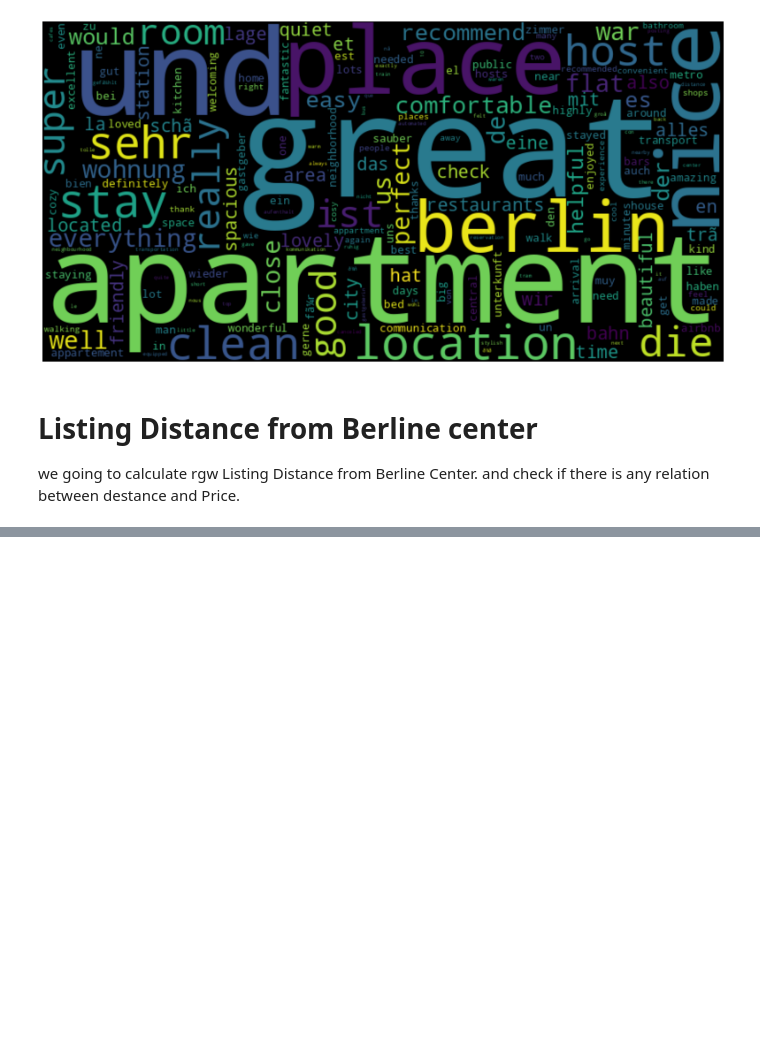
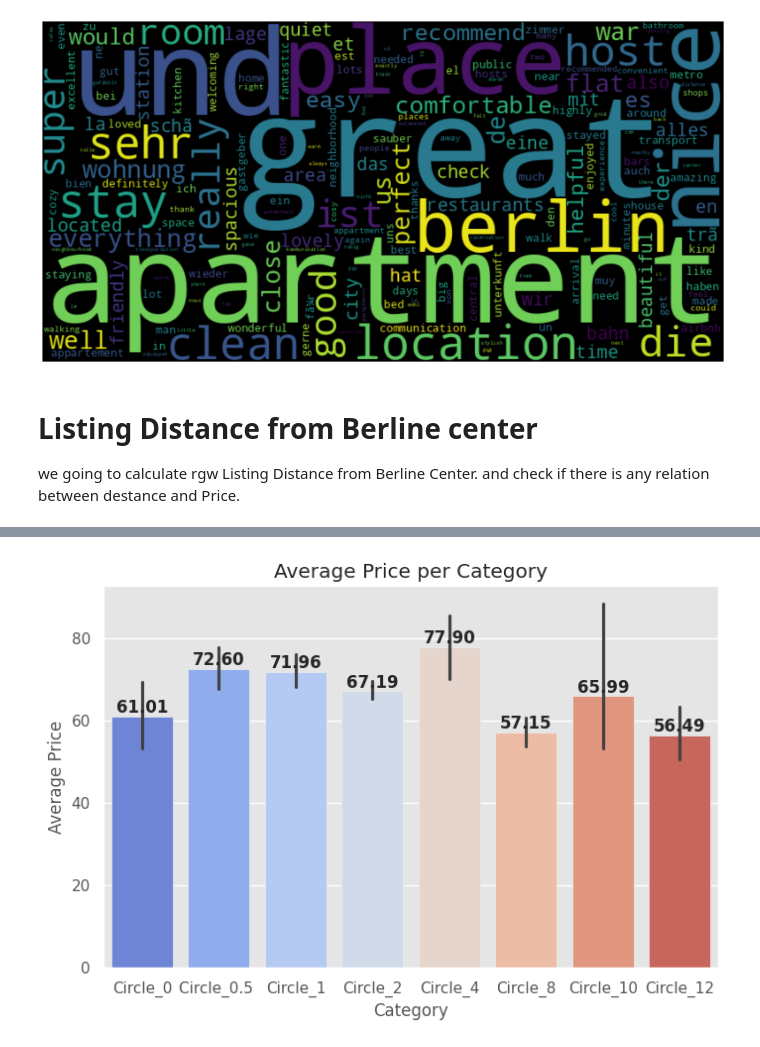
Before and after one commit to rafatb/Berlin_Airbnb_Price_Prediction, a Jupyter notebook: 2-airbnb-berline-feature-engineering.ipynb, the cells around one changed output, grey strips where cells are left out. Drawn from its saved outputs; the diff is of its cells as text; code cells hidden in the pictures; blank space fills up the shorter version.

```diff
--- a/2-airbnb-berline-feature-engineering.ipynb
+++ b/2-airbnb-berline-feature-engineering.ipynb
@@ -213,0 +261,29 @@ and check if there is any relation between destance and Price.
+# %%
+import seaborn as sns
+import pandas as pd
+import matplotlib.pyplot as plt
+
+# Sample data
+data = pd.DataFrame({
+    'Category': ['A', 'B', 'A', 'C', 'B', 'A', 'A', 'C', 'B', 'C', 'C', 'C', 'B', 'A'],
+    'Price': [100, 150, 120, 200, 180, 140, 90, 220, 160, 210, 190, 240, 170, 110]
+})
+
+plt.figure(figsize=(8, 5))
+
+# Create bar plot (Seaborn automatically calculates the mean)
+ax = sns.barplot(x='Distance From Center Grouped', y='Price', data=df, estimator=lambda x: sum(x) / len(x), palette='coolwarm')
+
+# Add average price labels
+for p in ax.patches:
+    ax.annotate(f'{p.get_height():.2f}',
+                (p.get_x() + p.get_width() / 2., p.get_height()),
+                ha='center', va='bottom', fontsize=12, fontweight='bold')
+
+plt.xlabel('Category')
+plt.ylabel('Average Price')
+plt.title('Average Price per Category')
+
+plt.show()
+# %% [output]
+[figure, added]
```
Also changed, not shown: parts of 2 cells of this notebook.
